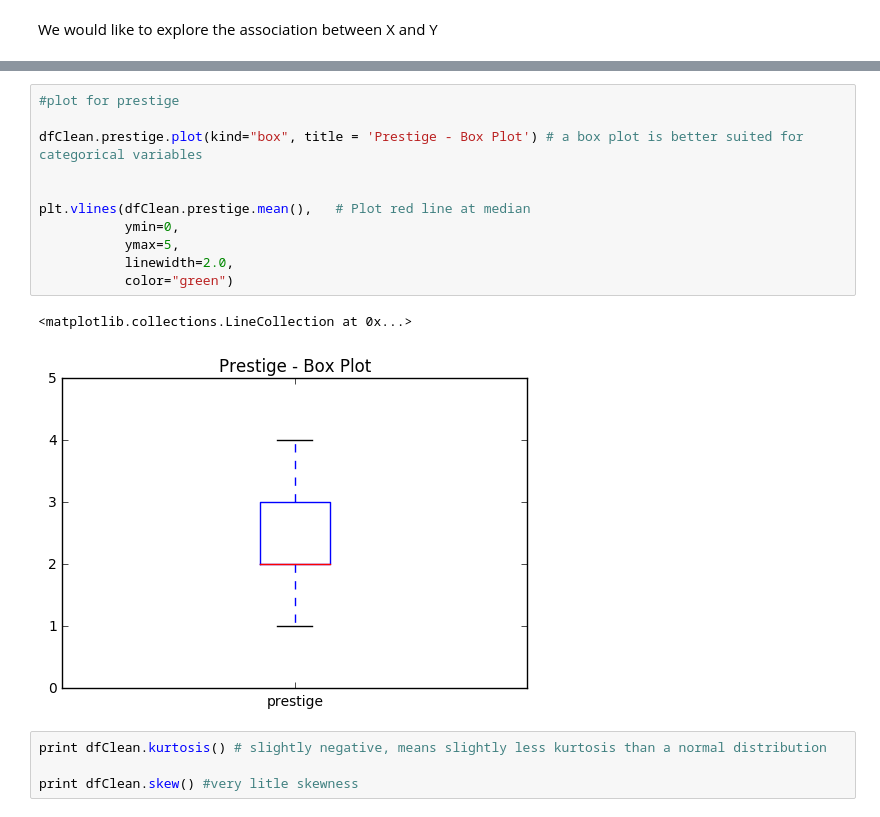
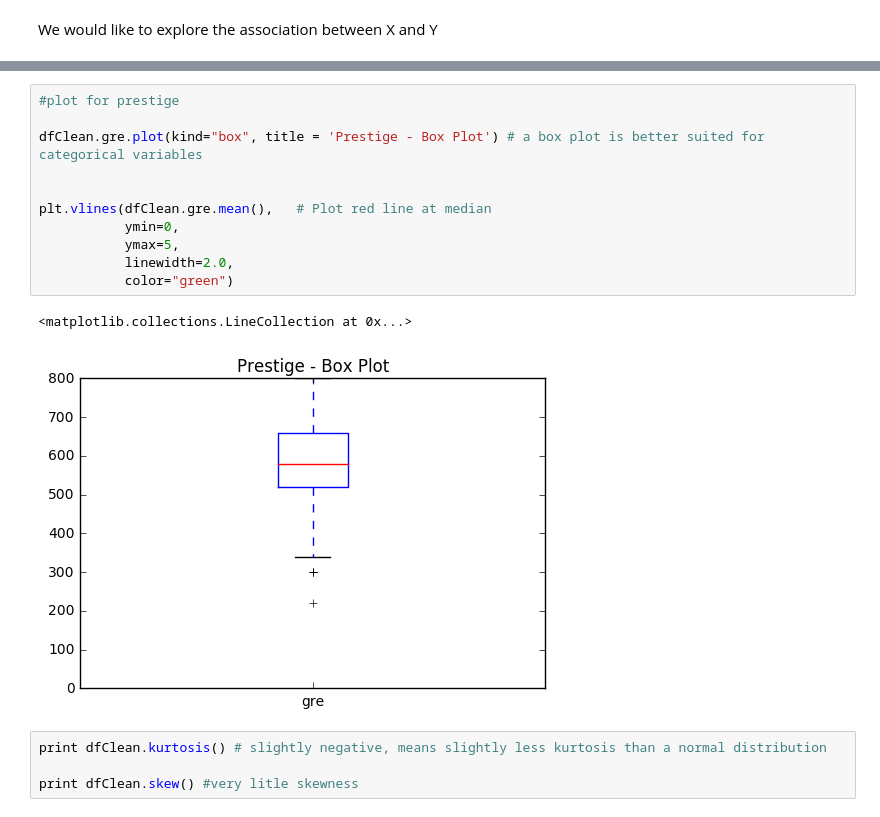
Before and after one commit to leelewis6/leelewis-ds4, a Jupyter notebook: projects/unit-projects/project-1/starter-code/project1-starter.ipynb, the cells around one changed output, grey strips where cells are left out. Drawn from its saved outputs; the diff is of its cells as text.

```diff
--- a/projects/unit-projects/project-1/starter-code/project1-starter.ipynb
+++ b/projects/unit-projects/project-1/starter-code/project1-starter.ipynb
@@ -150,17 +151,17 @@ plt.vlines(dfClean.gpa.mode(),   # Plot red line at median
 # %%
 #plot for prestige
 
-dfClean.prestige.plot(kind="box", title = 'Prestige - Box Plot') # a box plot is better suited for categorical variables
+dfClean.gre.plot(kind="box", title = 'Prestige - Box Plot') # a box plot is better suited for categorical variables
 
 
-plt.vlines(dfClean.prestige.mean(),   # Plot red line at median
+plt.vlines(dfClean.gre.mean(),   # Plot red line at median
            ymin=0,
            ymax=5,
            linewidth=2.0,
            color="green")
 # %% [output]
 <matplotlib.collections.LineCollection at 0x...>
-[figure, old version]
+[figure, new version]
 # %%
 print dfClean.kurtosis() # slightly negative, means slightly less kurtosis than a normal distribution
 
```
Also changed, not shown: parts of 6 cells of this notebook, 39 other files.
